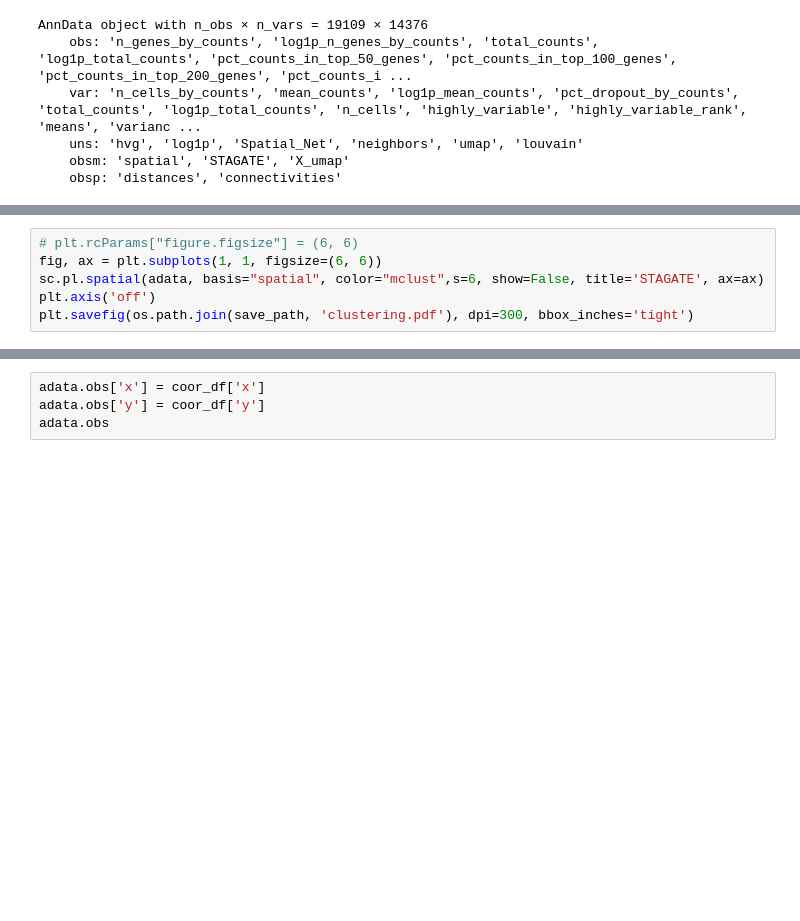
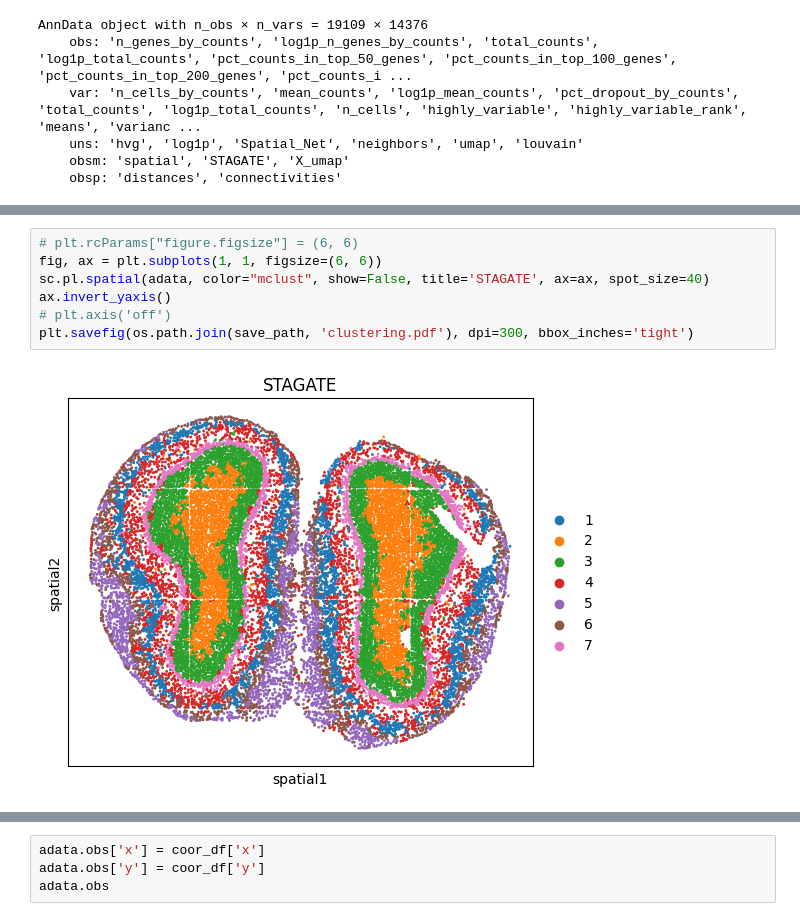
Before and after one commit to toan-ly/Spatial-Transcriptomics-Benchmark, a Jupyter notebook: STAGATE/Tutorials/source/T4_Stereo.ipynb, the cells around one changed output, grey strips where cells are left out. Cells and saved outputs as stored; diff of their text form; blank space fills up the shorter version.

```diff
--- a/STAGATE/Tutorials/source/T4_Stereo.ipynb
+++ b/STAGATE/Tutorials/source/T4_Stereo.ipynb
@@ -163,9 +164,12 @@ plt.axis('off')
 # %%
 # plt.rcParams["figure.figsize"] = (6, 6)
 fig, ax = plt.subplots(1, 1, figsize=(6, 6))
-sc.pl.spatial(adata, basis="spatial", color="mclust",s=6, show=False, title='STAGATE', ax=ax)
-plt.axis('off')
+sc.pl.spatial(adata, color="mclust", show=False, title='STAGATE', ax=ax, spot_size=40)
+ax.invert_yaxis()
+# plt.axis('off')
 plt.savefig(os.path.join(save_path, 'clustering.pdf'), dpi=300, bbox_inches='tight')
+# %% [output]
+[figure, added]
 # %%
 # plt.rcParams["figure.figsize"] = (6, 6)
 fig, ax = plt.subplots(1, 1, figsize=(6, 6))
```
Also changed, not shown: parts of 5 cells of this notebook, 3 other files.
